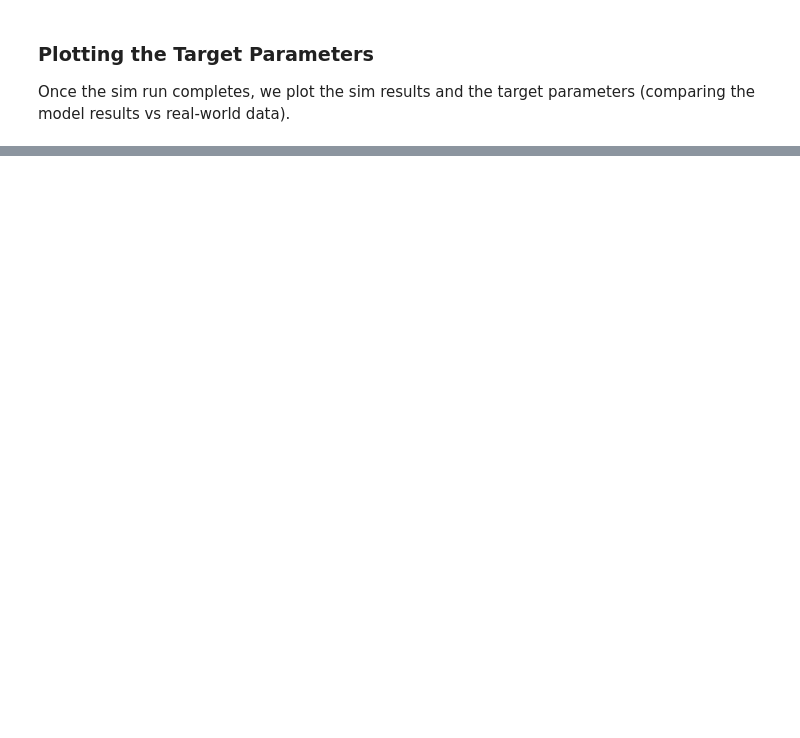
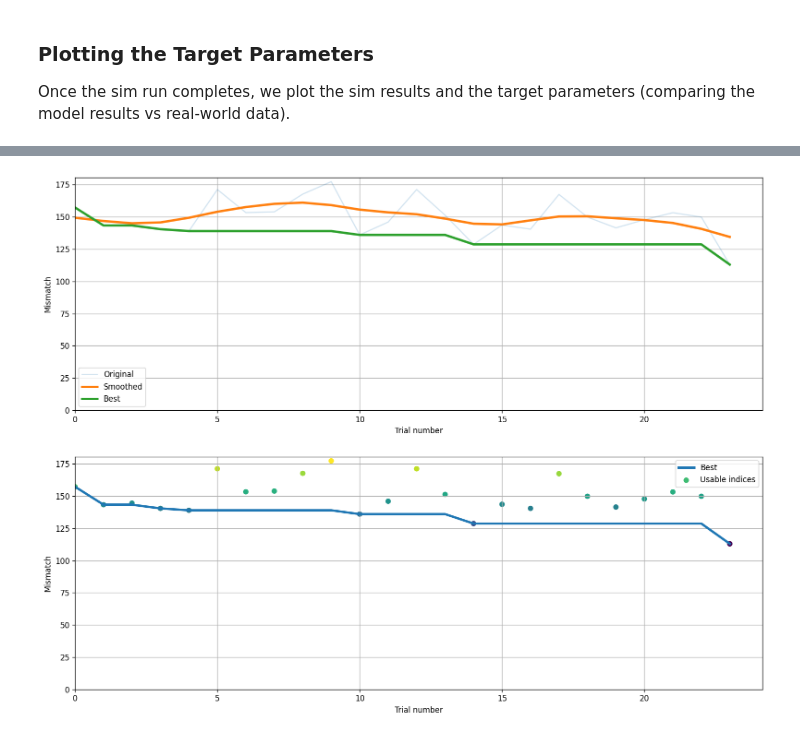
Before and after one commit to fpsim/fpsim, a Jupyter notebook: docs/tutorials/T6_calibration.ipynb, the cells around one changed output, grey strips where cells are left out. Cells and saved outputs as stored; diff of their text form; code cells hidden in the pictures; blank space fills up the shorter version.

```diff
--- a/docs/tutorials/T6_calibration.ipynb
+++ b/docs/tutorials/T6_calibration.ipynb
@@ -166,0 +300,11 @@ ASFR RMSE between model and data: 68.18023944195122
+# %%
+pars = fp.pars(location=country)
+pars['n_agents'] = 100  # Population size; set very small here only for the purpose of runtime
+pars['end_year'] = 2020  # 1960 - 2020 is the normal date range
+
+# Free parameters for calibration
+freepars = dict(
+        fecundity_var_low = [0.95, 0.925, 0.975],       # [best, low, high]
+        fecundity_var_high = [1.05, 1.0, 1.3],
+        exposure_factor = [2.0, 0.95, 2.5],
+)
@@ -166,0 +317,4 @@ ASFR RMSE between model and data: 68.18023944195122
+# %%
+calibration = fp.Calibration(pars, calib_pars=freepars, n_trials=2)
+calibration.calibrate()
+calibration.summarize()
@@ -166,0 +357,8 @@ ASFR RMSE between model and data: 68.18023944195122
+# %%
+'''
+The plot_trend function below visualizes the evolution of the mismatch metric over trials during the calibration and highlights the progression of the best (lowest) mismatch values. It's useful to see whether the calibration is converging or plateauing and identify how quickly the algorithm found good parameter regions.
+'''
+
+fig = calibration.plot_trend()
+# %% [output]
+[figure, added]
```
Also changed, not shown: parts of 22 cells of this notebook, 6 other files.
